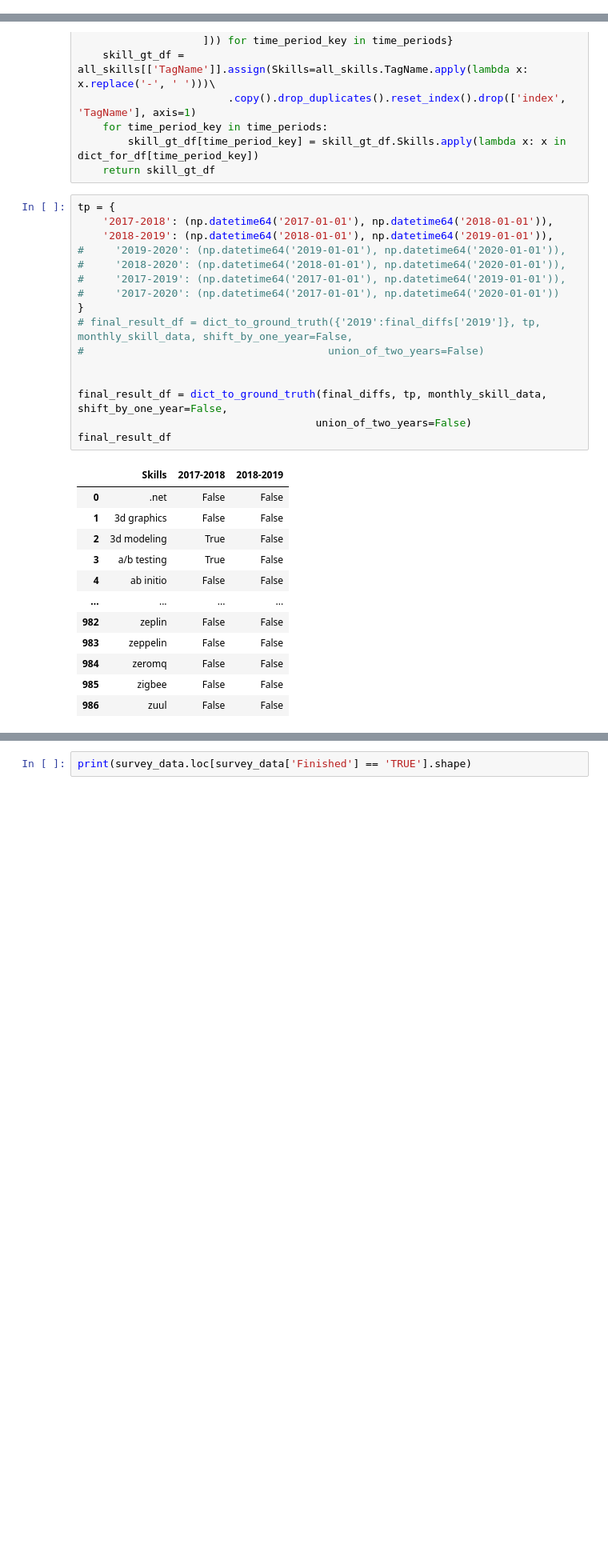
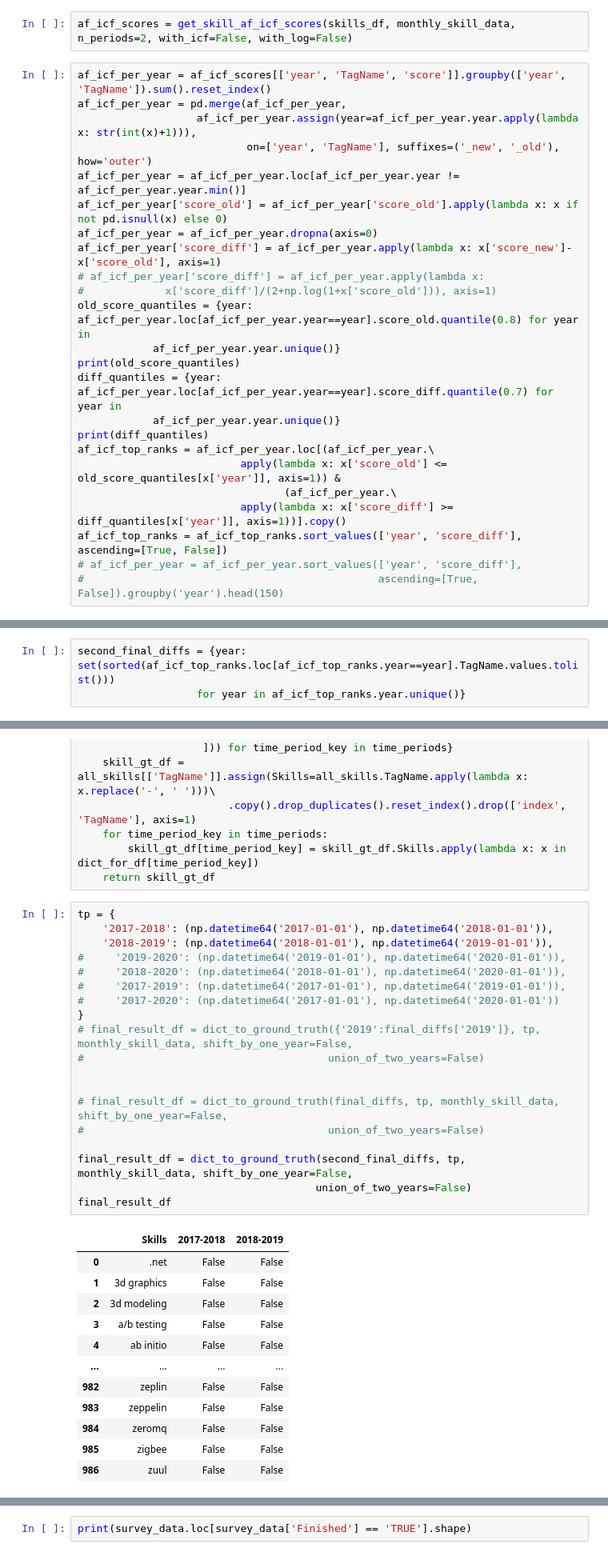
Before and after one commit to RamtinYazdanian/job_skill_trend_analysis, a Jupyter notebook: notebooks/emerging_skill_analysis.ipynb, the cells around one changed output, grey strips where cells are left out. Shown at 80% size. Cells and saved outputs as stored; diff of their text form; blank space fills up the shorter version.

Commit message:
tf-idf-based emerging skills, new sets of features

```diff
--- a/notebooks/emerging_skill_analysis.ipynb
+++ b/notebooks/emerging_skill_analysis.ipynb
@@ -297,0 +312,26 @@ len(set(final_diffs['2018']).intersection(set(final_diffs['2019'])))
+# %%
+af_icf_scores = get_skill_af_icf_scores(skills_df, monthly_skill_data, n_periods=2, with_icf=False, with_log=False)
+# %%
+af_icf_per_year = af_icf_scores[['year', 'TagName', 'score']].groupby(['year', 'TagName']).sum().reset_index()
+af_icf_per_year = pd.merge(af_icf_per_year,
+                   af_icf_per_year.assign(year=af_icf_per_year.year.apply(lambda x: str(int(x)+1))),
+                           on=['year', 'TagName'], suffixes=('_new', '_old'), how='outer')
+af_icf_per_year = af_icf_per_year.loc[af_icf_per_year.year != af_icf_per_year.year.min()]
+af_icf_per_year['score_old'] = af_icf_per_year['score_old'].apply(lambda x: x if not pd.isnull(x) else 0)
+af_icf_per_year = af_icf_per_year.dropna(axis=0)
+af_icf_per_year['score_diff'] = af_icf_per_year.apply(lambda x: x['score_new']-x['score_old'], axis=1)
+# af_icf_per_year['score_diff'] = af_icf_per_year.apply(lambda x:
+#             x['score_diff']/(2+np.log(1+x['score_old'])), axis=1)
+old_score_quantiles = {year: af_icf_per_year.loc[af_icf_per_year.year==year].score_old.quantile(0.8) for year in
+            af_icf_per_year.year.unique()}
+print(old_score_quantiles)
+diff_quantiles = {year: af_icf_per_year.loc[af_icf_per_year.year==year].score_diff.quantile(0.7) for year in
+            af_icf_per_year.year.unique()}
+print(diff_quantiles)
+af_icf_top_ranks = af_icf_per_year.loc[(af_icf_per_year.\
+                          apply(lambda x: x['score_old'] <= old_score_quantiles[x['year']], axis=1)) &
+                                 (af_icf_per_year.\
+                          apply(lambda x: x['score_diff'] >= diff_quantiles[x['year']], axis=1))].copy()
+af_icf_top_ranks = af_icf_top_ranks.sort_values(['year', 'score_diff'], ascending=[True, False])
+# af_icf_per_year = af_icf_per_year.sort_values(['year', 'score_diff'],
+#                                               ascending=[True, False]).groupby('year').head(150)
@@ -297,0 +404,3 @@ len(set(final_diffs['2018']).intersection(set(final_diffs['2019'])))
+# %%
+second_final_diffs = {year: set(sorted(af_icf_top_ranks.loc[af_icf_top_ranks.year==year].TagName.values.tolist()))
+                   for year in af_icf_top_ranks.year.unique()}
@@ -317,25 +664,28 @@ def dict_to_ground_truth(gt_dict, time_periods, all_skills, shift_by_one_year=Fa
 # %%
 tp = {
     '2017-2018': (np.datetime64('2017-01-01'), np.datetime64('2018-01-01')),
     '2018-2019': (np.datetime64('2018-01-01'), np.datetime64('2019-01-01')),
 #     '2019-2020': (np.datetime64('2019-01-01'), np.datetime64('2020-01-01')),
 #     '2018-2020': (np.datetime64('2018-01-01'), np.datetime64('2020-01-01')),
 #     '2017-2019': (np.datetime64('2017-01-01'), np.datetime64('2019-01-01')),
 #     '2017-2020': (np.datetime64('2017-01-01'), np.datetime64('2020-01-01'))
 }
 # final_result_df = dict_to_ground_truth({'2019':final_diffs['2019']}, tp, monthly_skill_data, shift_by_one_year=False,
 #                                       union_of_two_years=False)
 
 
-final_result_df = dict_to_ground_truth(final_diffs, tp, monthly_skill_data, shift_by_one_year=False,
+# final_result_df = dict_to_ground_truth(final_diffs, tp, monthly_skill_data, shift_by_one_year=False,
+#                                       union_of_two_years=False)
+
+final_result_df = dict_to_ground_truth(second_final_diffs, tp, monthly_skill_data, shift_by_one_year=False,
                                       union_of_two_years=False)
 final_result_df
 # %% [output]
 |  | Skills | 2017-2018 | 2018-2019 |
 | 0 | .net | False | False |
 | 1 | 3d graphics | False | False |
-| 2 | 3d modeling | True | False |
-| 3 | a/b testing | True | False |
+| 2 | 3d modeling | False | False |
+| 3 | a/b testing | False | False |
 | 4 | ab initio | False | False |
 | ... | ... | ... | ... |
 | 982 | zeplin | False | False |
```
Also changed, not shown: parts of 77 cells of this notebook, 1 other file.
